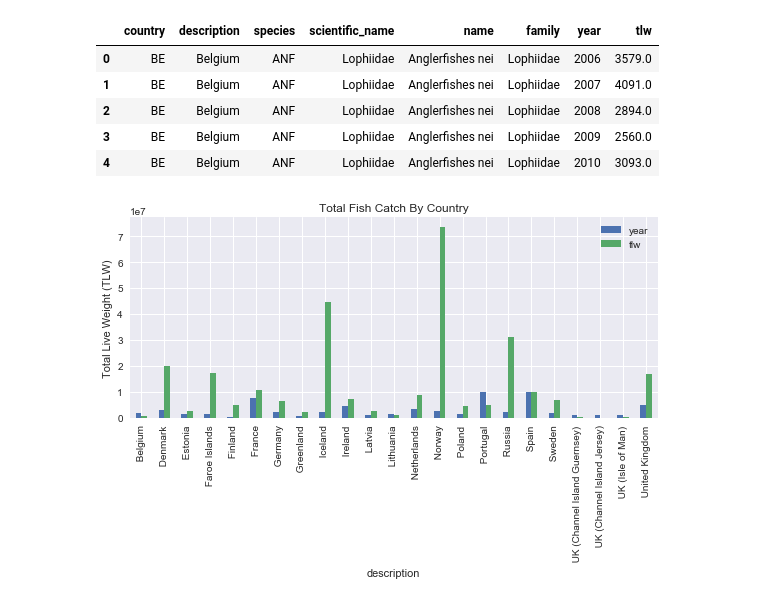
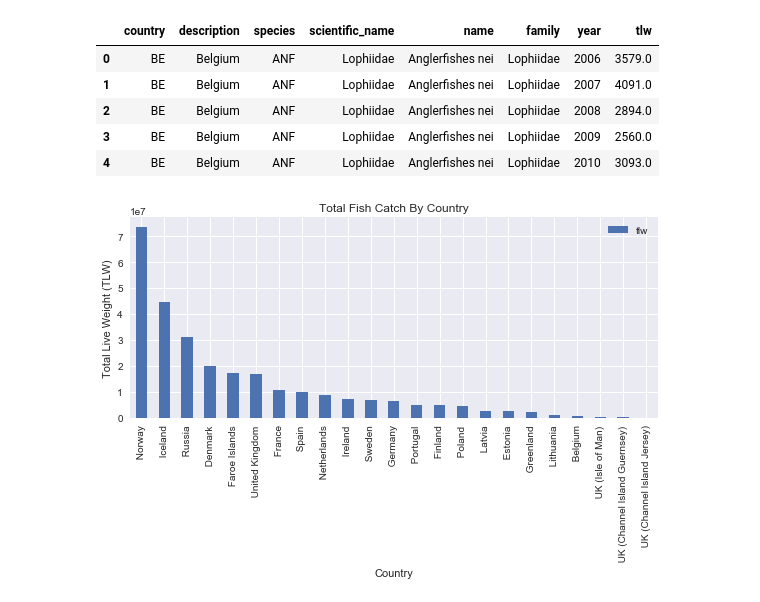
Before and after one commit to GizemYP/ETL_project, a Jupyter notebook: from_sql.ipynb, the cells around one changed output. Cells and saved outputs as stored; diff of their text form; code cells hidden in the pictures.

```diff
--- a/from_sql.ipynb
+++ b/from_sql.ipynb
@@ -35,14 +35,15 @@ fin_df.head()
 | 3 | BE | Belgium | ANF | Lophiidae | Anglerfishes nei | Lophiidae | 2009 | 2560.0 |
 | 4 | BE | Belgium | ANF | Lophiidae | Anglerfishes nei | Lophiidae | 2010 | 3093.0 |
 # %%
-total_fish_df = fin_df.groupby(['description']).sum().reset_index()
+total_fish_df = fin_df[['country','description','species','tlw']]
+total_fish_df = total_fish_df.groupby(['description']).sum().reset_index().sort_values(by='tlw',ascending=False)
 total_fish_df.set_index('description', inplace=True)
 # %%
 total_fish_df.plot.bar()
 plt.title("Total Fish Catch By Country")
 plt.ylabel("Total Live Weight (TLW)")
-plt.xlabel("Description")
+plt.xlabel("Country")
 plt.tight_layout()
 plt.show()
 # %% [output]
-[figure, old version]
+[figure, new version]
```
Also changed, not shown: parts of 4 cells of this notebook.
